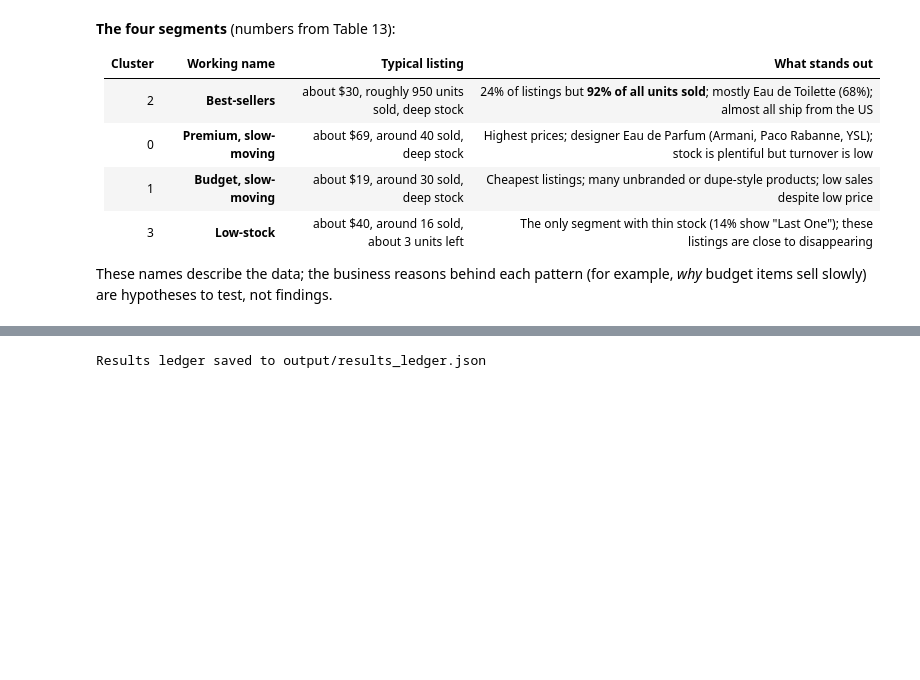
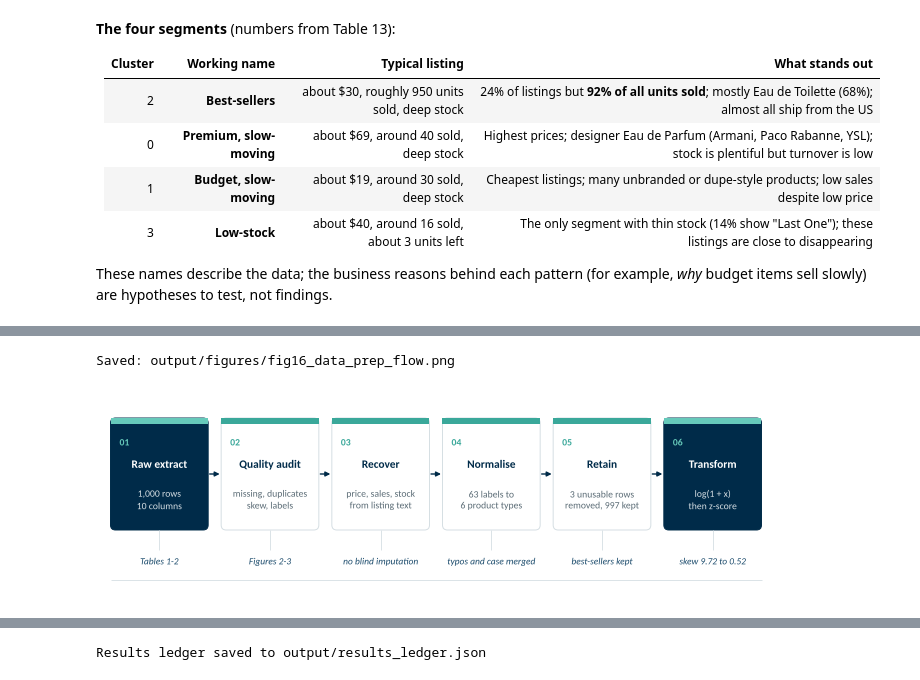
Before and after one commit to kvmmn/_COM7022_MachineLearning, a Jupyter notebook: COM7022 - Assignment/COM7022_Clustering_25199053.ipynb, the cells around one changed output, grey strips where cells are left out. Saved outputs shown, nothing was run; the diff lists cells and outputs as text; code cells hidden in the pictures; blank space fills up the shorter version.

```diff
--- a/COM7022 - Assignment/COM7022_Clustering_25199053.ipynb
+++ b/COM7022 - Assignment/COM7022_Clustering_25199053.ipynb
@@ -1621,0 +1709,33 @@ These names describe the data; the business reasons behind each pattern (for exa
+# %%
+# Figure 16: data-preparation flow, six equal steps with one evidence note under each
+steps = [("Raw extract", "1,000 rows\n10 columns"), ("Quality audit", "missing, duplicates\nskew, labels"),
+         ("Recover", "price, sales, stock\nfrom listing text"), ("Normalise", "63 labels to\n6 product types"),
+         ("Retain", "3 unusable rows\nremoved, 997 kept"), ("Transform", "log(1 + x)\nthen z-score")]
+notes = ["Tables 1-2", "Figures 2-3", "no blind imputation", "typos and case merged", "best-sellers kept", "skew 9.72 to 0.52"]
+fig, ax = diagram_canvas(1.95)
+n_steps, step_gap = len(steps), 0.13
+w = (TEXT_WIDTH - 0.09 - step_gap * (n_steps - 1)) / n_steps
+y, h = 0.62, 1.12
+for i, ((title, sub), note) in enumerate(zip(steps, notes)):
+    x = 0.045 + i * (w + step_gap)
+    dark = i in (0, n_steps - 1)
+    ax.add_patch(FancyBboxPatch((x, y), w, h, boxstyle="round,pad=0,rounding_size=0.05",
+                                fc=MIDNIGHT if dark else "white", ec=MIDNIGHT if dark else GRID, lw=0.7))
+    ax.add_patch(FancyBboxPatch((x, y + h - 0.06), w, 0.06, boxstyle="square,pad=0",
+                                fc=TIFFANY if dark else TIFFANY_DEEP, ec="none"))
+    ax.text(x + 0.09, y + h - 0.25, format(i + 1, "02d"), color=TIFFANY if dark else TIFFANY_DEEP, fontsize=7,
+            fontweight="bold", va="center")
+    ax.text(x + w / 2, y + h - 0.47, title, ha="center", va="center", fontsize=8.2, fontweight="bold",
+            color="white" if dark else MIDNIGHT)
+    ax.text(x + w / 2, y + 0.30, sub, ha="center", va="center", fontsize=7, linespacing=1.2,
+            color="#D5DEE3" if dark else MUTE)
+    ax.text(x + w / 2, 0.30, note, ha="center", va="center", fontsize=6.8, color=MIDNIGHT_SOFT, style="italic")
+    diagram_line(ax, [x + w / 2, x + w / 2], [0.42, y], color=GRID, lw=0.6)
+    if i:
+        diagram_arrow(ax, x - step_gap + 0.015, y + h / 2, x - 0.015, y + h / 2, color=MIDNIGHT, lw=1.0)
+diagram_line(ax, [0.045, TEXT_WIDTH - 0.045], [0.12, 0.12], color=GRID, lw=0.6)
+save_figure(fig, "fig16_data_prep_flow.png")
+plt.show()
+# %% [output]
+Saved: output/figures/fig16_data_prep_flow.png
+[figure, added]
```
Also changed, not shown: parts of 33 cells of this notebook, 15 other files.
